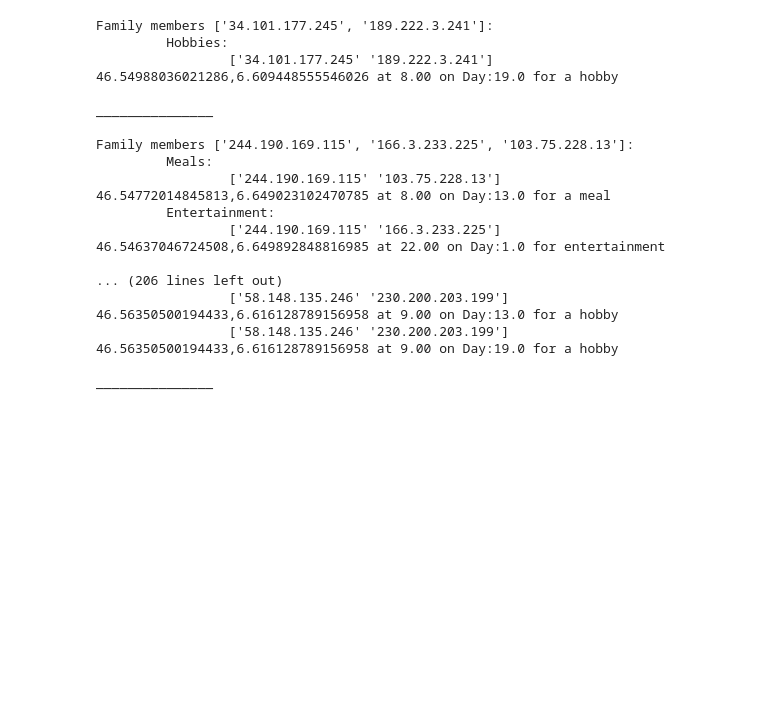
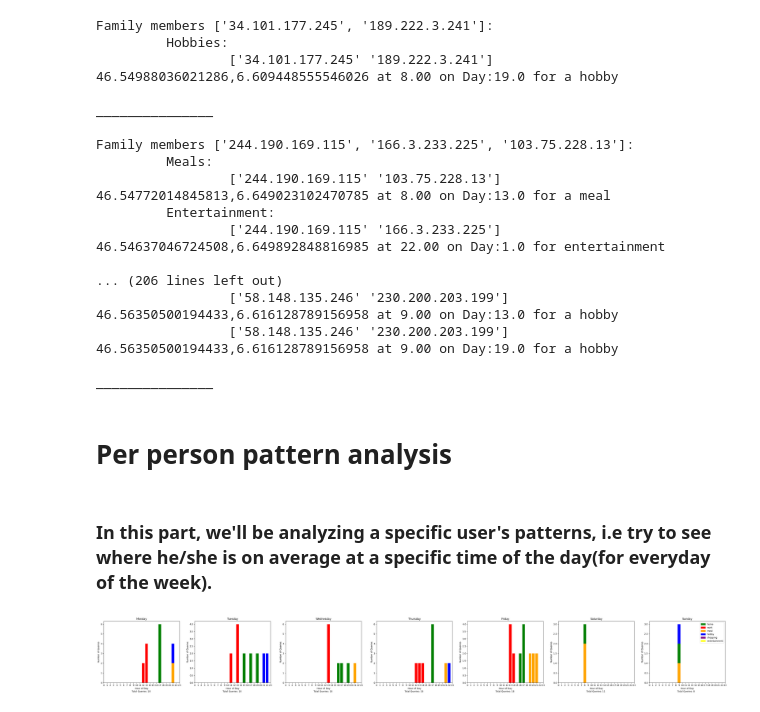
Before and after one commit to aybarsyazici/EPFL-CS523-Project-1, a Jupyter notebook: secretstroll/privacy_evaluation/privacy-evaluation.ipynb, the cells around one changed output. Cells and saved outputs as stored; diff of their text form; code cells hidden in the pictures; blank space fills up the shorter version.

Commit message:
feat: almost finalized part 2

```diff
--- a/secretstroll/privacy_evaluation/privacy-evaluation.ipynb
+++ b/secretstroll/privacy_evaluation/privacy-evaluation.ipynb
@@ -757,3 +756,49 @@ Family members ['244.190.169.115', '166.3.233.225', '103.75.228.13']:
                  ['58.148.135.246' '230.200.203.199'] 46.56350500194433,6.616128789156958 at 9.00 on Day:19.0 for a hobby
 
 _______________
+# %% [markdown]
+# Per person pattern analysis
+# %% [markdown]
+### In this part, we'll be analyzing a specific user's patterns, i.e try to see where he/she is on average at a specific time of the day(for everyday of the week).
+# %%
+# This function takes a user's ip address and does the following:
+# Create 7 graphs, one for each day of the week
+# Each graph shows the average number of queries per hour for that day
+# The bars are coloured based on where the user was at that time
+import matplotlib.patches as mpatches
+poi_colours = {
+    'home': 'green',
+    'work': 'red',
+    'meal': 'orange',
+    'hobby': 'blue',
+    'shopping': 'purple',
+    'entertainment': 'yellow'
+}
+
+def graph_pattern(user):
+    user_queries = queries[queries['ip_address'] == user]
+    # Join with the pois
+    user_queries = user_queries.merge(pois, on=['lat', 'lon'], how='inner')
+    # Now group by day and hour of day and poi_type
+    user_queries = user_queries.groupby(['day_of_week', 'hour_of_day', 'poi_type']).count().reset_index()    # Now create a graph for each day
+    fig, ax = plt.subplots(1, 7, figsize=(50, 5))
+    for day in range(0, 7):
+        # Get the queries for that day
+        day_queries = user_queries[user_queries['day_of_week'] == day]
+        # Plot the frequency per hour of day, colour part of the bar based on the poi_type
+        ax[day].bar(day_queries['hour_of_day'], day_queries['ip_address'], color=day_queries['poi_type'].apply(lambda x: poi_colours[x]))
+        ax[day].set_title(f"{DAY_MAP[day]}")
+        ax[day].set_xlabel("Hour of Day")
+        ax[day].set_ylabel("Number of Queries")
+        # Set the x axis ticks to be the hours of the day
+        ax[day].set_xticks(range(0, 24))
+        ax[day].set_xticklabels(range(0, 24))
+        # Write the total amount of queries for that day below the graph
+        ax[day].text(0.37, -0.15, f"Total Queries: {day_queries['ip_address'].sum()}", transform=ax[day].transAxes)
+    # Show a legend for the colours
+    plt.legend(handles=[mpatches.Patch(color=poi_colours[key], label=key) for key in poi_colours])
+    plt.show()
+
+graph_pattern('113.167.82.177')
+# %% [output]
+[figure, added]
```
Also changed, not shown: parts of 18 cells of this notebook, 7 other files.
